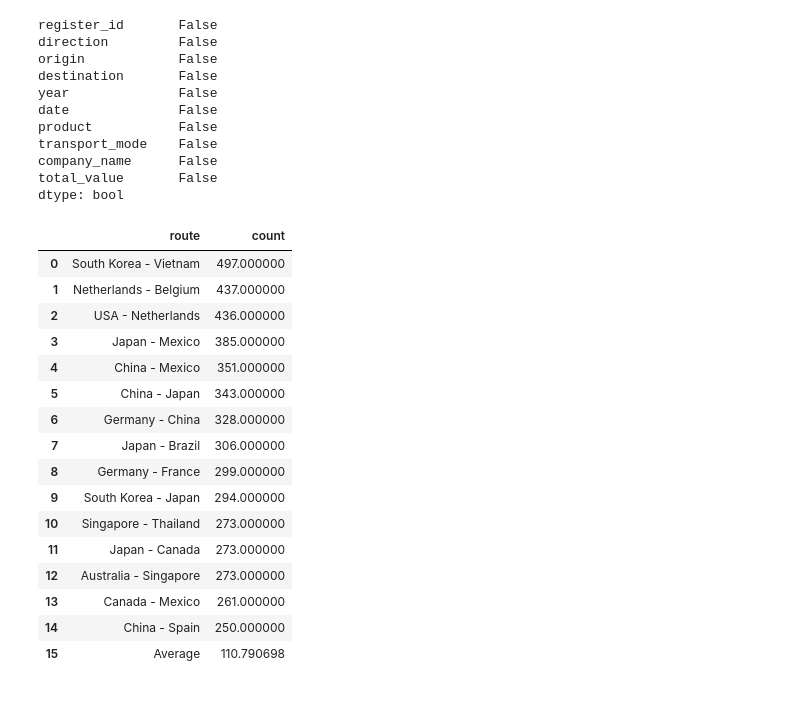
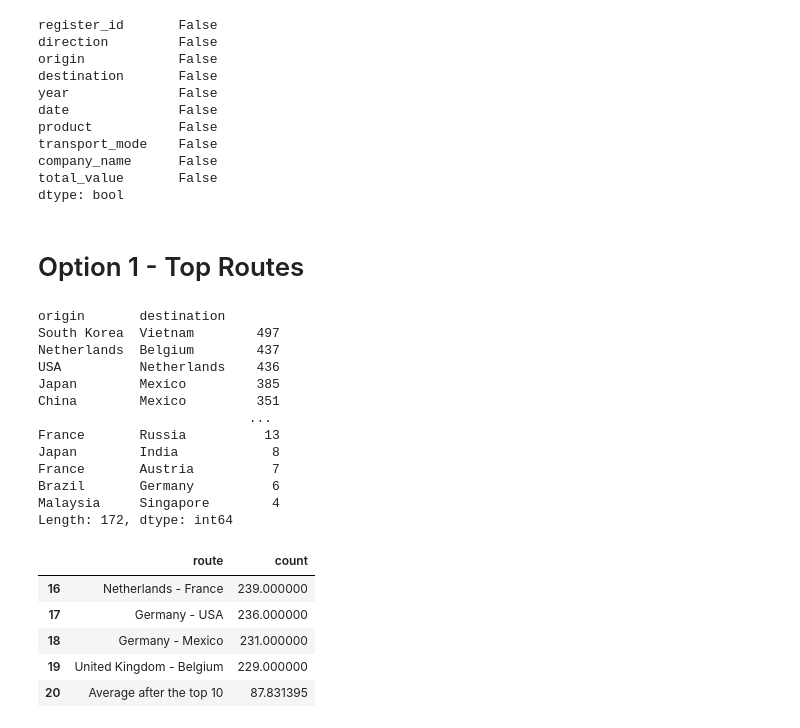
Before and after one commit to PacoV3/emtech-p2, a Jupyter notebook: ANALISIS_02_VENTURA_SEGURA.ipynb, the cells around one changed output. Saved outputs shown, nothing was run; the diff lists cells and outputs as text; code cells hidden in the pictures; blank space fills up the shorter version.

Commit message:
Option 1 and 2 ready

```diff
--- a/ANALISIS_02_VENTURA_SEGURA.ipynb
+++ b/ANALISIS_02_VENTURA_SEGURA.ipynb
@@ -54,41 +56,48 @@ transport_mode    False
 company_name      False
 total_value       False
 dtype: bool
+# %% [markdown]
+# Option 1 - Top Routes
 # %%
 # temp = synergy_l_data[['origin','destination']].drop_duplicates()
 unique_routes = synergy_l_data.pivot_table(columns=['origin','destination'], aggfunc='size')
 sorted_routes = unique_routes.sort_values(ascending=False)
+sorted_routes
+# %% [output]
+origin       destination
+South Korea  Vietnam        497
+Netherlands  Belgium        437
+USA          Netherlands    436
+Japan        Mexico         385
+China        Mexico         351
+                           ...
+France       Russia          13
+Japan        India            8
+France       Austria          7
+Brazil       Germany          6
+Malaysia     Singapore        4
+Length: 172, dtype: int64
 # %%
 total_deliveries = synergy_l_data.shape[0]
-tmp = {'route': [], 'count': []}
+tmp_top_routes = {'route': [], 'count': []}
 total = 0
 for index, ((origin, destination), count) in enumerate(sorted_routes.items()):
-    if index < 15:
-        tmp['route'].append(f'{origin} - {destination}')
-        tmp['count'].append(count)
-    total += count
-tmp['route'].append('Average')
-tmp['count'].append(total/len(sorted_routes))
+    if index < 20:
+        tmp_top_routes['route'].append(f'{origin} - {destination}')
+        tmp_top_routes['count'].append(count)
+    if index > 10:
+        total += count
+tmp_top_routes['route'].append('Average after the top 10')
+tmp_top_routes['count'].append(total/len(sorted_routes))
 # %%
-tmp_df = pd.DataFrame(tmp,columns=['route','count'])
-tmp_df
+top_routes = pd.DataFrame(tmp_top_routes,columns=['route','count'])
+top_routes.tail()
 # %% [output]
 |  | route | count |
-| 0 | South Korea - Vietnam | 497.000000 |
-| 1 | Netherlands - Belgium | 437.000000 |
-| 2 | USA - Netherlands | 436.000000 |
-| 3 | Japan - Mexico | 385.000000 |
-| 4 | China - Mexico | 351.000000 |
-| 5 | China - Japan | 343.000000 |
-| 6 | Germany - China | 328.000000 |
-| 7 | Japan - Brazil | 306.000000 |
-| 8 | Germany - France | 299.000000 |
-| 9 | South Korea - Japan | 294.000000 |
-| 10 | Singapore - Thailand | 273.000000 |
-| 11 | Japan - Canada | 273.000000 |
-| 12 | Australia - Singapore | 273.000000 |
-| 13 | Canada - Mexico | 261.000000 |
-| 14 | China - Spain | 250.000000 |
-| 15 | Average | 110.790698 |
+| 16 | Netherlands - France | 239.000000 |
+| 17 | Germany - USA | 236.000000 |
+| 18 | Germany - Mexico | 231.000000 |
+| 19 | United Kingdom - Belgium | 229.000000 |
+| 20 | Average after the top 10 | 87.831395 |
 # %%
 sns.set_theme(style="whitegrid")
```
Also changed, not shown: parts of 9 cells of this notebook, 2 other files.
